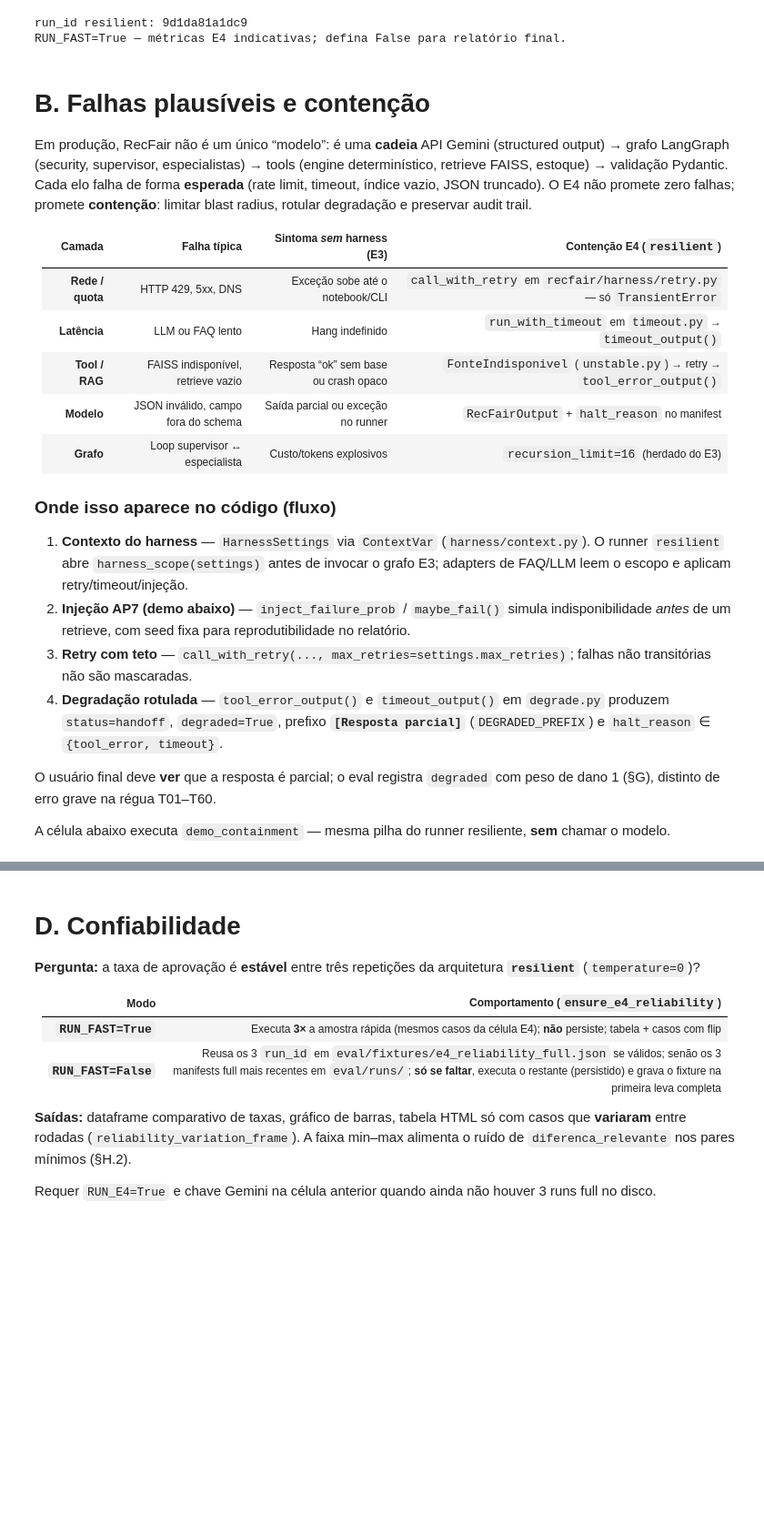
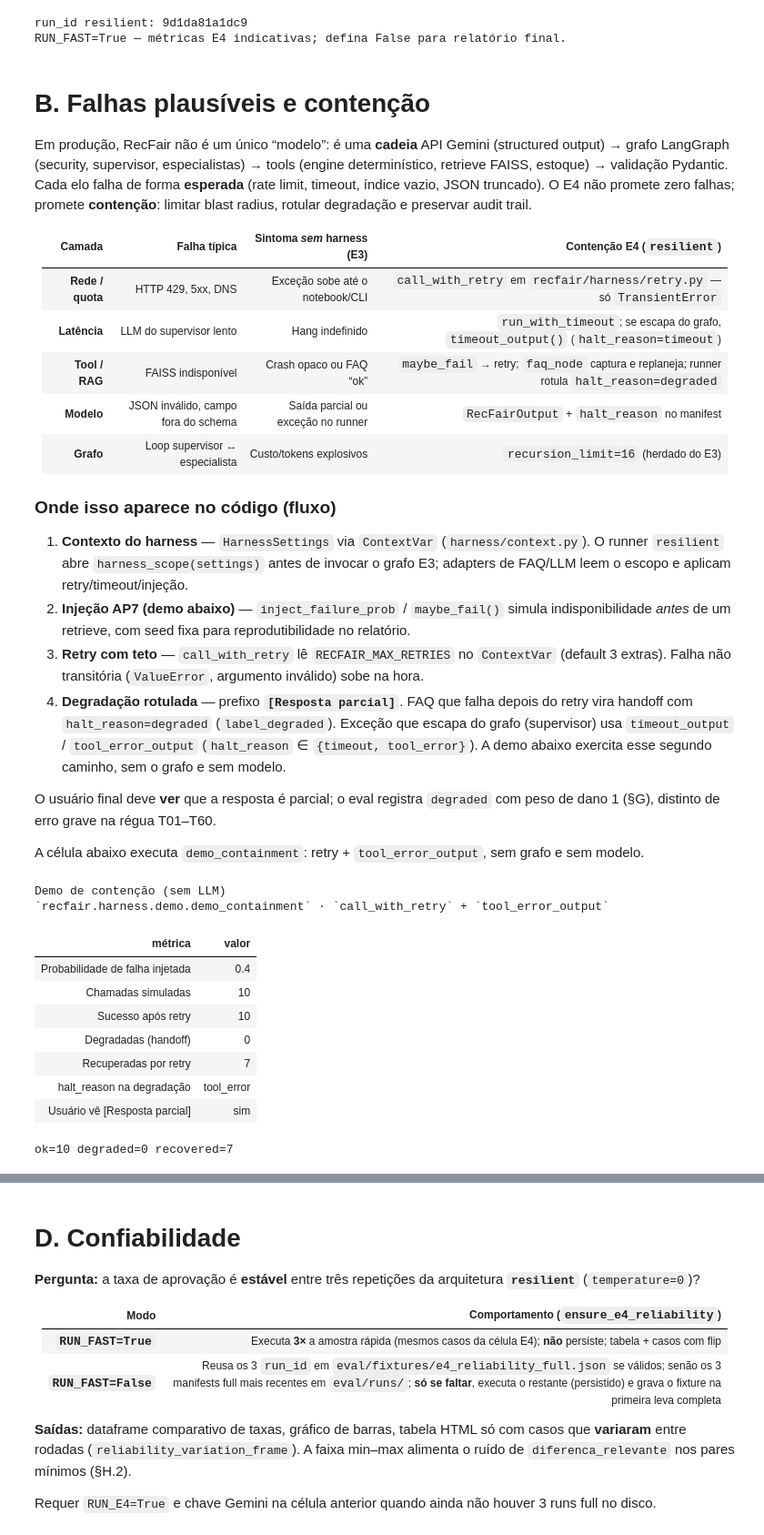
Before and after one commit to andluizsouza/unicamp-llm-agents, a Jupyter notebook: recfair/eval/notebooks/E4_robustez_etica.ipynb, the cells around one changed output, grey strips where cells are left out. Shown at 91% size. Saved outputs shown, nothing was run; the diff lists cells and outputs as text; code cells hidden in the pictures; blank space fills up the shorter version.

Commit message:
docs: updates for resilient architecture (E4)

```diff
--- a/recfair/eval/notebooks/E4_robustez_etica.ipynb
+++ b/recfair/eval/notebooks/E4_robustez_etica.ipynb
@@ -155,8 +155,8 @@ Em produção, RecFair não é um único “modelo”: é uma **cadeia** API Gem
 | Camada | Falha típica | Sintoma *sem* harness (E3) | Contenção E4 (`resilient`) |
 | :--- | :--- | :--- | :--- |
 | **Rede / quota** | HTTP 429, 5xx, DNS | Exceção sobe até o notebook/CLI | `call_with_retry` em `recfair/harness/retry.py` — só `TransientError` |
-| **Latência** | LLM ou FAQ lento | Hang indefinido | `run_with_timeout` em `timeout.py` → `timeout_output()` |
-| **Tool / RAG** | FAISS indisponível, retrieve vazio | Resposta “ok” sem base ou crash opaco | `FonteIndisponivel` (`unstable.py`) → retry → `tool_error_output()` |
+| **Latência** | LLM do supervisor lento | Hang indefinido | `run_with_timeout`; se escapa do grafo, `timeout_output()` (`halt_reason=timeout`) |
+| **Tool / RAG** | FAISS indisponível | Crash opaco ou FAQ “ok” | `maybe_fail` → retry; `faq_node` captura e replaneja; runner rotula `halt_reason=degraded` |
 | **Modelo** | JSON inválido, campo fora do schema | Saída parcial ou exceção no runner | `RecFairOutput` + `halt_reason` no manifest |
 | **Grafo** | Loop supervisor ↔ especialista | Custo/tokens explosivos | `recursion_limit=16` (herdado do E3) |
 
@@ -164,12 +164,36 @@ Em produção, RecFair não é um único “modelo”: é uma **cadeia** API Gem
 
 1. **Contexto do harness** — `HarnessSettings` via `ContextVar` (`harness/context.py`). O runner `resilient` abre `harness_scope(settings)` antes de invocar o grafo E3; adapters de FAQ/LLM leem o escopo e aplicam retry/timeout/injeção.
 2. **Injeção AP7 (demo abaixo)** — `inject_failure_prob` / `maybe_fail()` simula indisponibilidade *antes* de um retrieve, com seed fixa para reprodutibilidade no relatório.
-3. **Retry com teto** — `call_with_retry(..., max_retries=settings.max_retries)`; falhas não transitórias não são mascaradas.
-4. **Degradação rotulada** — `tool_error_output()` e `timeout_output()` em `degrade.py` produzem `status=handoff`, `degraded=True`, prefixo **`[Resposta parcial]`** (`DEGRADED_PREFIX`) e `halt_reason` ∈ `{tool_error, timeout}`.
+3. **Retry com teto** — `call_with_retry` lê `RECFAIR_MAX_RETRIES` no `ContextVar` (default 3 extras). Falha não transitória (`ValueError`, argumento inválido) sobe na hora.
+4. **Degradação rotulada** — prefixo **`[Resposta parcial]`**. FAQ que falha depois do retry vira handoff com `halt_reason=degraded` (`label_degraded`). Exceção que escapa do grafo (supervisor) usa `timeout_output` / `tool_error_output` (`halt_reason` ∈ `{timeout, tool_error}`). A demo abaixo exercita esse segundo caminho, sem o grafo e sem modelo.
 
 O usuário final deve **ver** que a resposta é parcial; o eval registra `degraded` com peso de dano 1 (§G), distinto de erro grave na régua T01–T60.
 
-A célula abaixo executa `demo_containment` — mesma pilha do runner resiliente, **sem** chamar o modelo.
+A célula abaixo executa `demo_containment`: retry + `tool_error_output`, sem grafo e sem modelo.
+# %%
+from IPython.display import HTML, display
+
+from eval.report import render_containment_panel
+from recfair.harness.demo import demo_containment
+
+containment = demo_containment(failure_prob=0.4, n_calls=10, seed=7)
+display(HTML(render_containment_panel(containment)))
+print(
+    f"ok={containment['ok']} degraded={containment['degraded']} "
+    f"recovered={containment['recovered']}"
+)
+# %% [output]
+Demo de contenção (sem LLM)
+`recfair.harness.demo.demo_containment` · `call_with_retry` + `tool_error_output`
+| métrica | valor |
+| Probabilidade de falha injetada | 0.4 |
+| Chamadas simuladas | 10 |
+| Sucesso após retry | 10 |
+| Degradadas (handoff) | 0 |
+| Recuperadas por retry | 7 |
+| halt_reason na degradação | tool_error |
+| Usuário vê [Resposta parcial] | sim |
+ok=10 degraded=0 recovered=7
 # %% [markdown]
 # C. Falhas silenciosas
 
```
Also changed, not shown: parts of 3 cells of this notebook, 13 other files.
